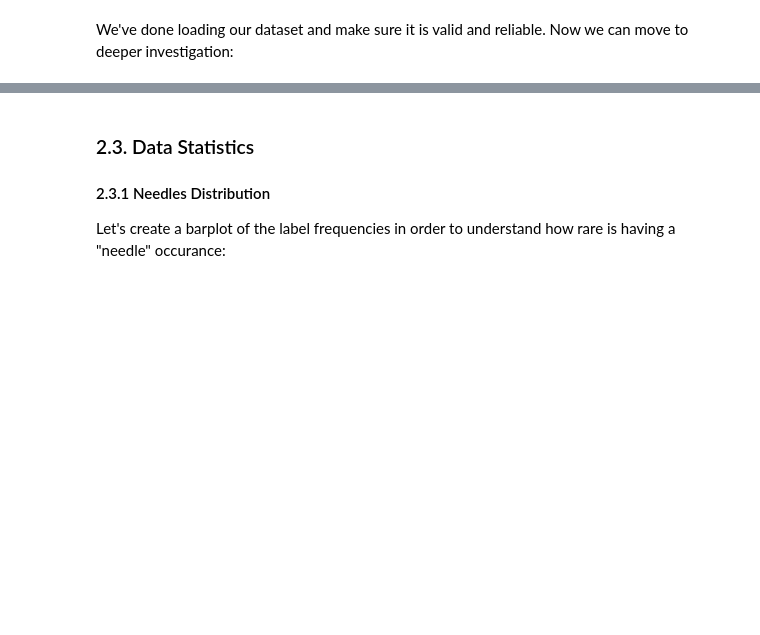
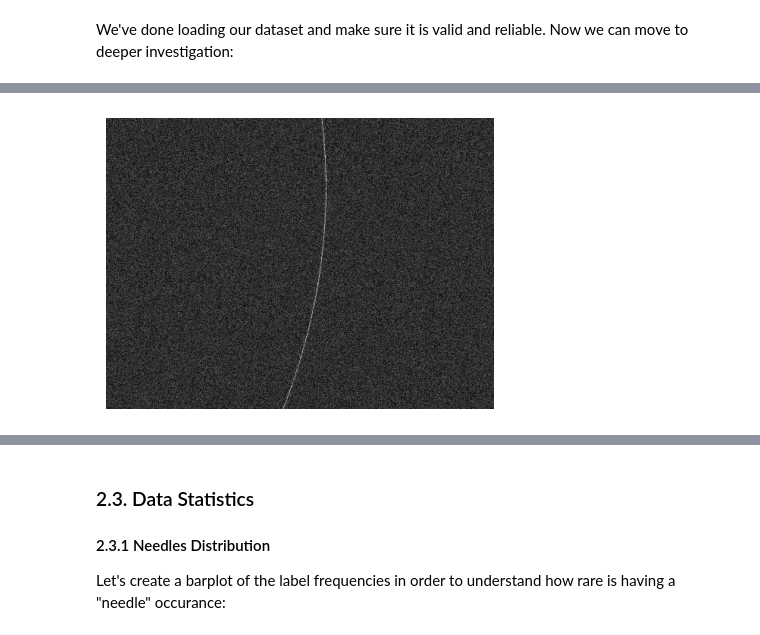
Before and after one commit to coralhayoun/workshop, a Jupyter notebook: workshop_notebook.ipynb, the cells around one changed output, grey strips where cells are left out. Drawn from its saved outputs; the diff is of its cells as text; code cells hidden in the pictures; blank space fills up the shorter version.

```diff
--- a/workshop_notebook.ipynb
+++ b/workshop_notebook.ipynb
@@ -422,0 +407,4 @@ Here we came across with our **1st challange: hidden needles**. As we can see, s
+# %%
+display_grayscale_image(get_image_path(CFG.train_folder_path, 'narrowbanddrd', '118_narrowbanddrd'))
+# %% [output]
+[figure, added]
```
Also changed, not shown: parts of 19 cells of this notebook.
